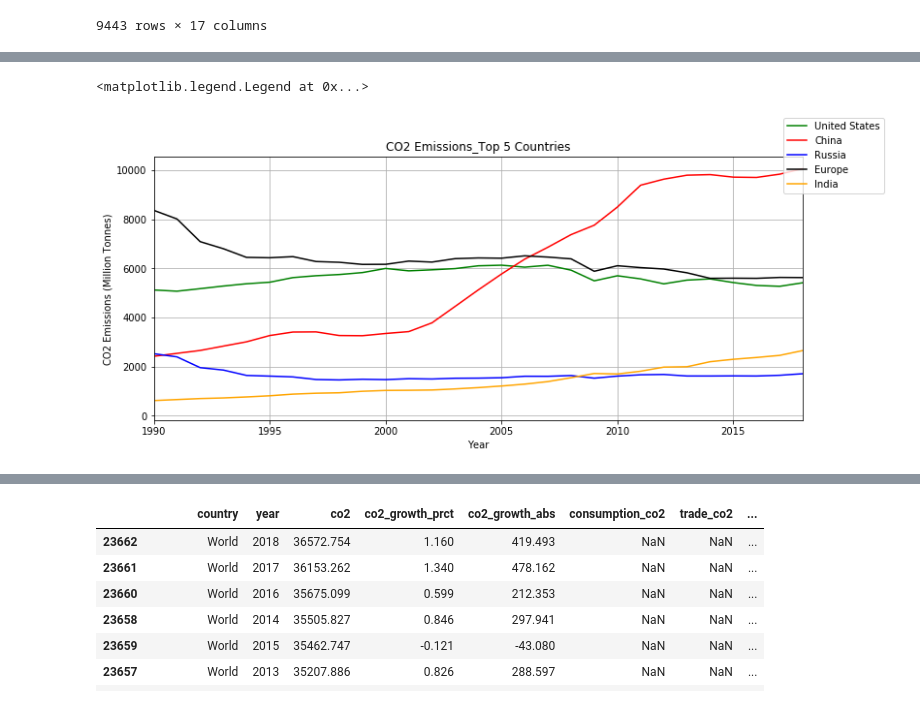
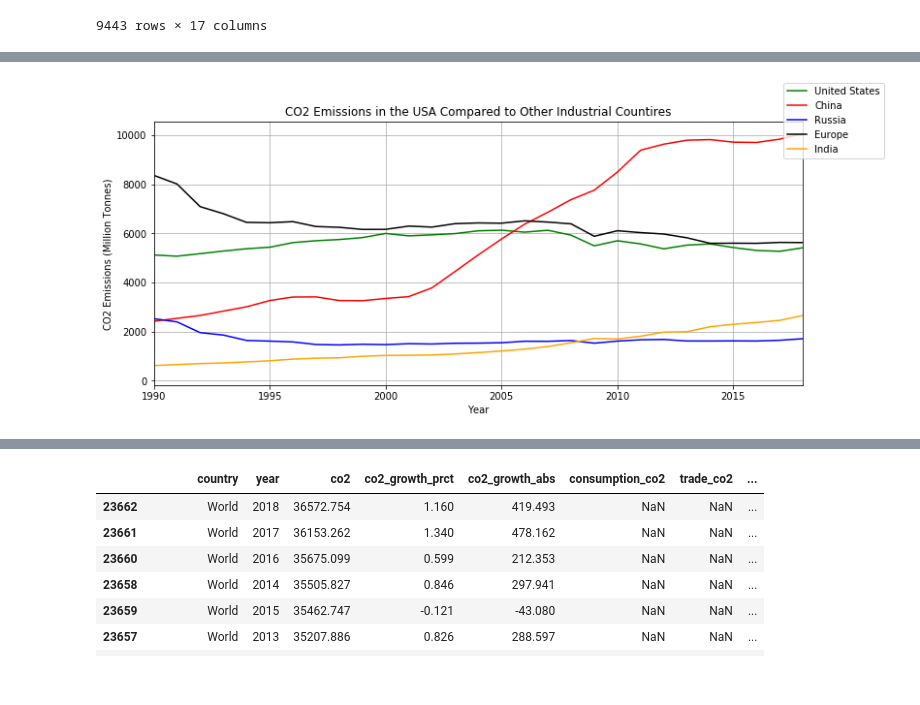
Before and after one commit to sarahgao22sg/Project1, a Jupyter notebook: CO2 Emissions Analysis_Country/CO2 Analysis Code.ipynb, the cells around one changed output, grey strips where cells are left out. Saved outputs shown, nothing was run; the diff lists cells and outputs as text; code cells hidden in the pictures.

```diff
--- a/CO2 Emissions Analysis_Country/CO2 Analysis Code.ipynb
+++ b/CO2 Emissions Analysis_Country/CO2 Analysis Code.ipynb
@@ -112,24 +112,24 @@ fig.legend(loc="best")
 # %%
 Co2_Emissions_USA=Co2_Emissions_df[Co2_Emissions_df.country=="United States"]
 Co2_Emissions_China=Co2_Emissions_df[Co2_Emissions_df.country=="China"]
 Co2_Emissions_Russia=Co2_Emissions_df[Co2_Emissions_df.country=="Russia"]
 Co2_Emissions_Europe=Co2_Emissions_df[Co2_Emissions_df.country=="Europe"]
 Co2_Emissions_India=Co2_Emissions_df[Co2_Emissions_df.country=="India"]
 fig,ax=plt.subplots(figsize=(12,5))
 ax.plot(Co2_Emissions_USA.year,Co2_Emissions_USA.co2,color="green",label="United States")
 ax.plot(Co2_Emissions_China.year,Co2_Emissions_China.co2,color="red",label="China")
 ax.plot(Co2_Emissions_Russia.year,Co2_Emissions_Russia.co2,color="blue",label="Russia")
 ax.plot(Co2_Emissions_Europe.year,Co2_Emissions_Europe.co2,color="black",label="Europe")
 ax.plot(Co2_Emissions_India.year,Co2_Emissions_India.co2,color="Orange",label="India")
 plt.grid()
-plt.ylabel("CO2 Emissions (Million Tonnes)")
+plt.ylabel("CO2 Emissions (Million Tonnes)",)
 plt.xlabel("Year")
 plt.xlim(1990,2018)
-plt.title("CO2 Emissions_Top 5 Countries")
+plt.title("CO2 Emissions in the USA Compared to Other Industrial Countires")
 fig.legend(loc="best")
+plt.savefig("Top 5 Co2 Emissions")
 # %% [output]
-<matplotlib.legend.Legend at 0x...>
-[figure, old version]
+[figure, new version]
 # %%
 Co2_Emissions_USA=Co2_Emissions_df[Co2_Emissions_df.country=="United States"]
 Co2_Emissions_China=Co2_Emissions_df[Co2_Emissions_df.country=="China"]
```
Also changed, not shown: parts of 7 cells of this notebook, 4 other files.
